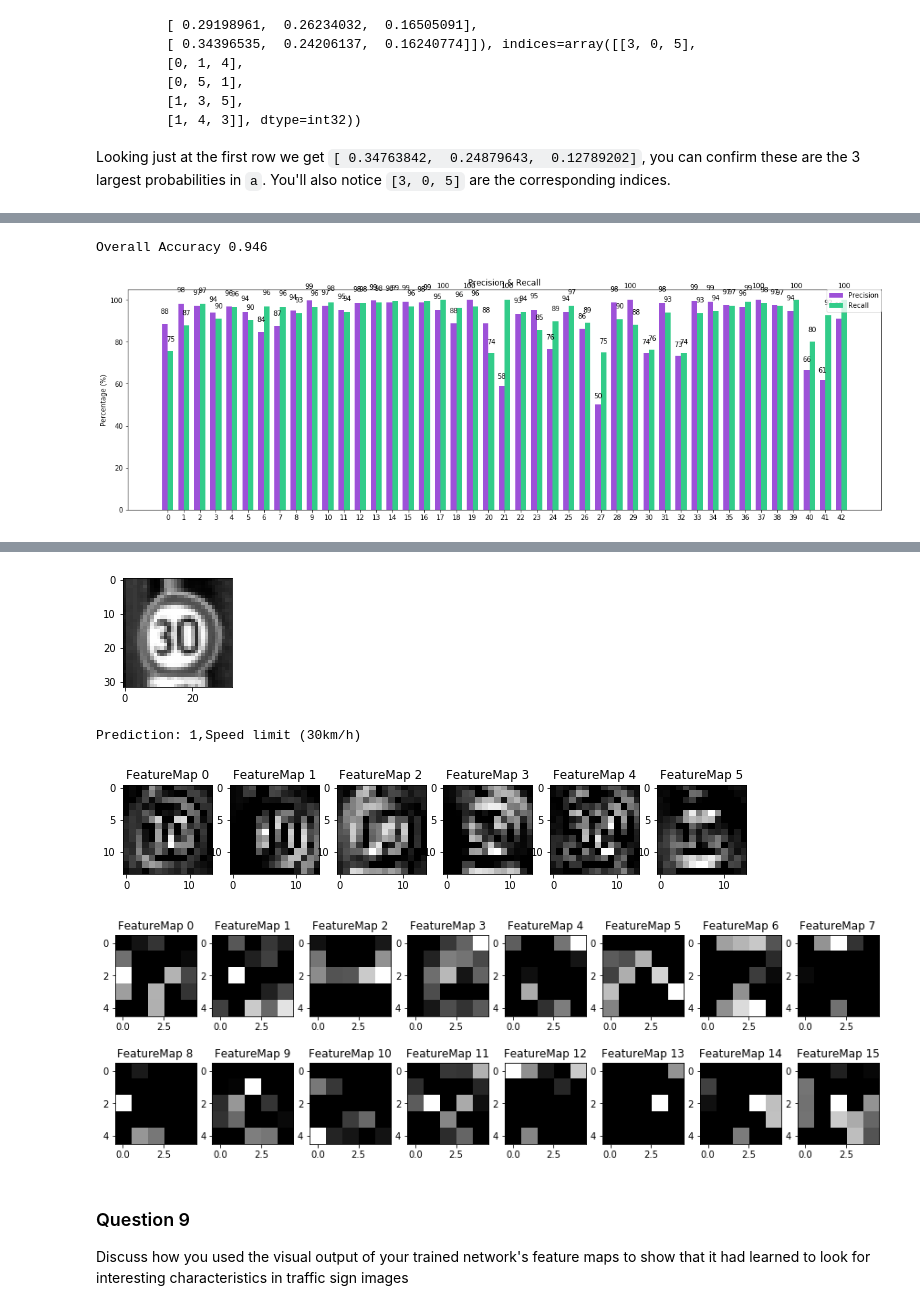
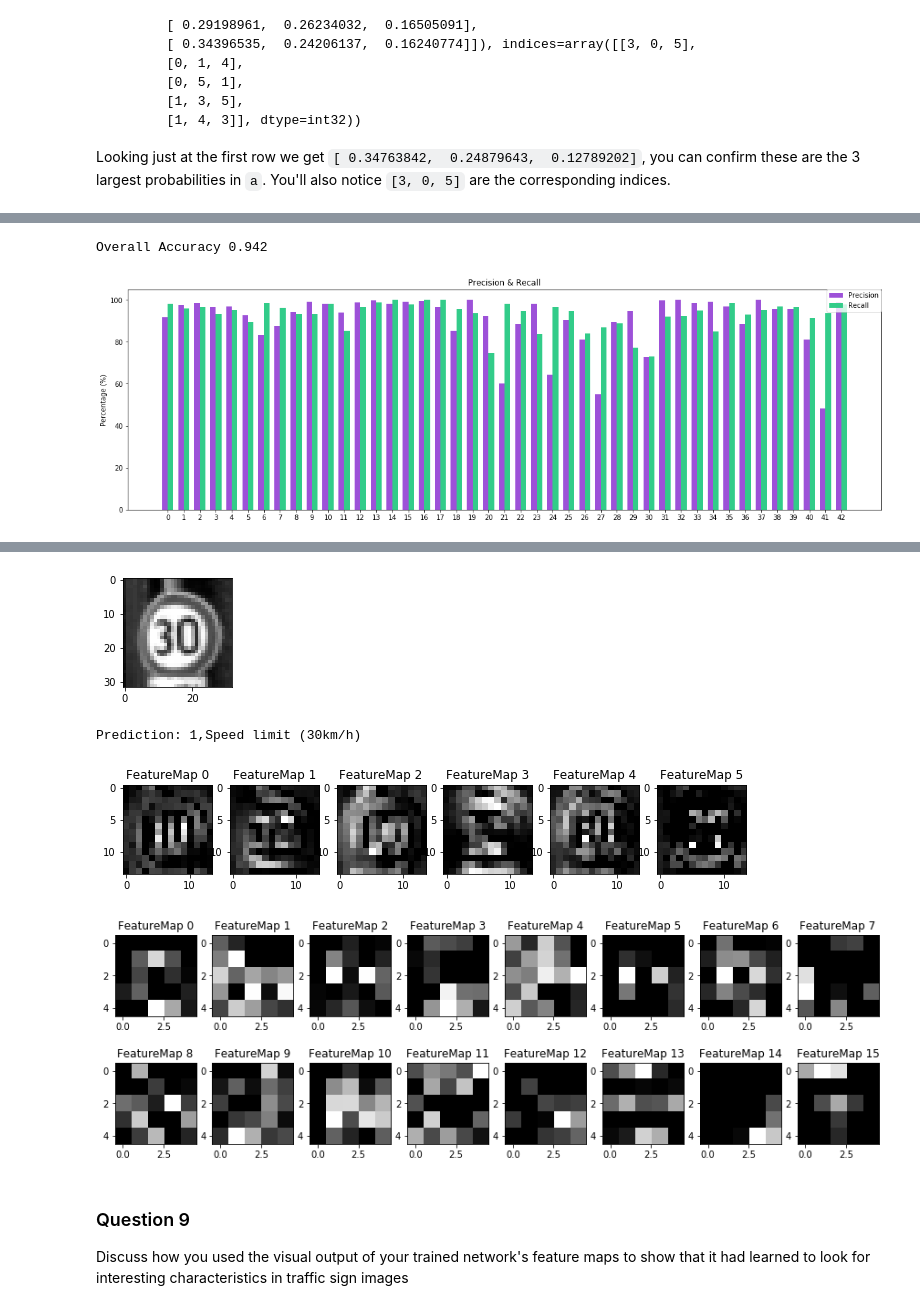
Before and after one commit to adreena/DetectingRoadSigns, a Jupyter notebook: Traffic_Sign_Classifier.ipynb, the cells around one changed output, grey strips where cells are left out. Saved outputs shown, nothing was run; the diff lists cells and outputs as text; code cells hidden in the pictures.

```diff
--- a/Traffic_Sign_Classifier.ipynb
+++ b/Traffic_Sign_Classifier.ipynb
@@ -295,7 +295,7 @@ sets imply underfitting. A high accuracy on the training set but low accuracy on
 ### Once a final model architecture is selected,
 ### the accuracy on the test set should be calculated and reported as well.
 ### Feel free to use as many code cells as needed.
-EPOCH = 30
+EPOCH = 25
 BATCH_SIZE= 128
 x = tf.placeholder(tf.float32, (None, 32,32,1), name="x")
 y = tf.placeholder(tf.int32, (None), name="y")
@@ -600,7 +603,7 @@ with tf.Session() as session:
     y_results = session.run(predictions, feed_dict={x:x_test_normalized, y:Y_test, drop_out:1})
     print('Overall Accuracy {:.3f}'.format(overall_accuracy))
 # %% [output]
-Overall Accuracy 0.946
+Overall Accuracy 0.942
 # %%
 #calculating precision & recall
 test_performance = {}
@@ -625,41 +628,34 @@ with tf.Session() as session:
             test_performance[Y_test[image_index]]['TP']+=1
         else:
             test_performance[Y_test[image_index]]['FP']+=1
             test_performance[test_predictions[image_index]]['FN']+=1
 
     for key,value in test_performance.items():
         performance_analysis[key]['recall'] = value['TP']/ (value['TP']+ value['FN'])
         performance_analysis[key]['precision'] = value['TP']/ (value['TP']+ value['FP'])
         r.append(100*value['TP']/ (value['TP']+ value['FN']))
         p.append(100*value['TP']/ (value['TP']+ value['FP']))
 
 
 N = 43
 ind = np.arange(N)  # the x locations for the groups
 width = 0.35       # the width of the bars
 
 fig, ax = plt.subplots(figsize=(20,6))
 precision_rects = ax.bar(ind, p, width, color='#9D51D8')
 recall_rects = ax.bar(ind + width, r, width, color='#32CC89')
 
 # add some text for labels, title and axes ticks
 ax.set_ylabel('Percentage (%)')
 ax.set_title('Precision & Recall')
 ax.set_xticks(ind + width / 2)
 ax.set_xticklabels(s)
 
 ax.legend((precision_rects[0], recall_rects[0]), ('Precision', 'Recall'), loc=1, borderaxespad=0.)
-def autolabel(rects):
-    for rect in rects:
-        height = rect.get_height()
-        ax.text(rect.get_x() + rect.get_width()/2., 1.05*height,'%d' % int(height), ha='center', va='bottom')
-
-autolabel(precision_rects)
-autolabel(recall_rects)
 
 plt.show()
 # %% [output]
-[figure, old version]
+[figure, new version]
 # %% [markdown]
 ---
 
@@ -722,8 +718,8 @@ with tf.Session() as session:
 # %% [output]
 [figure]
 Prediction: 1,Speed limit (30km/h)
-[figure, old version]
+[figure, new version]
-[figure, old version]
+[figure, new version]
 # %% [markdown]
 ### Question 9
 
```
Also changed, not shown: parts of 3 cells of this notebook, 3 other files.
